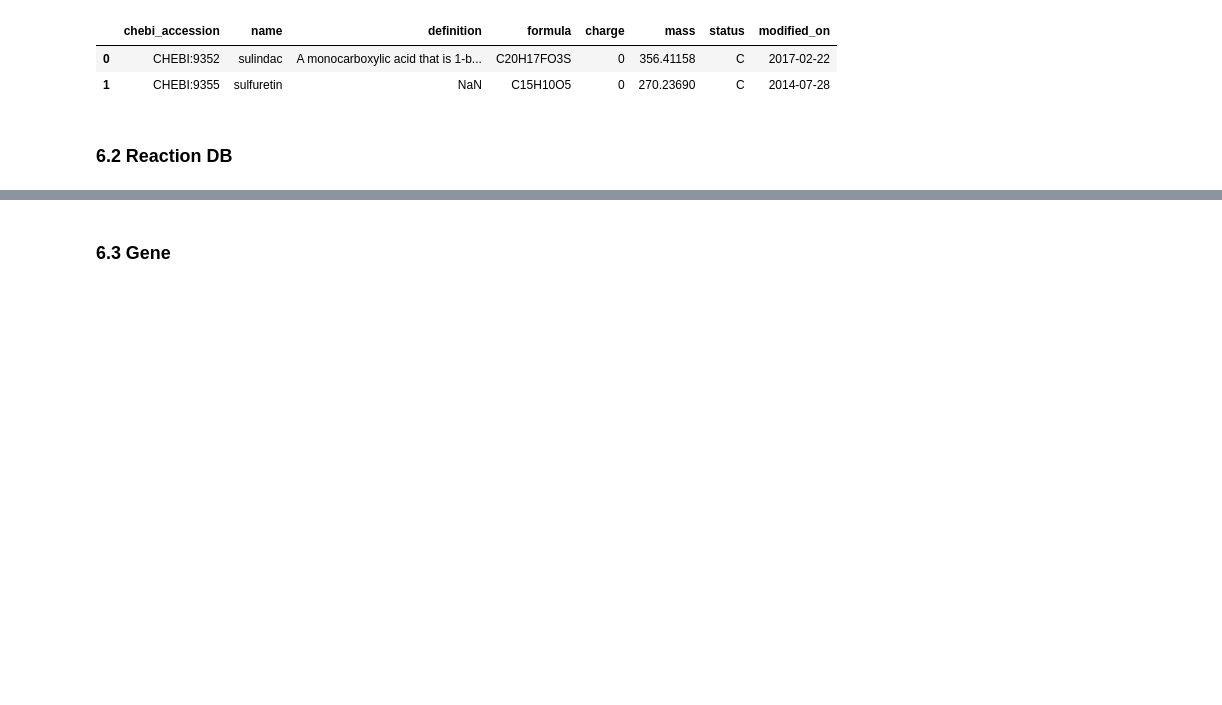
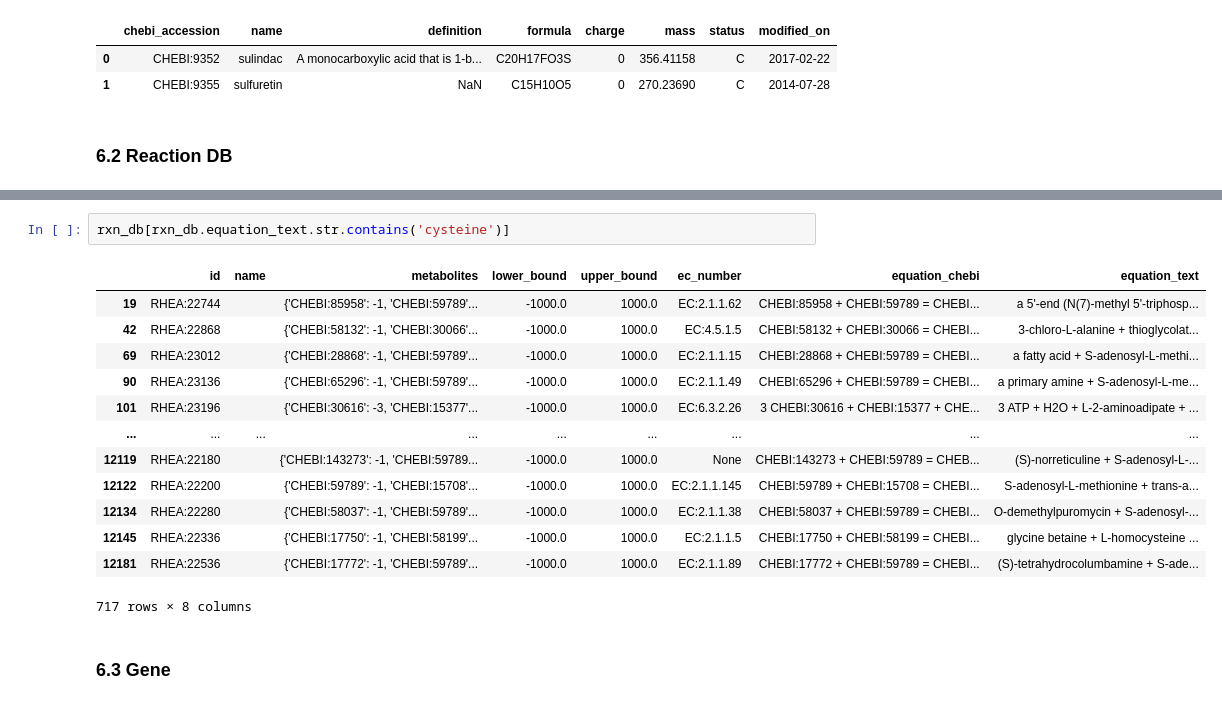
Before and after one commit to kingstdio/RXNRECer, a Jupyter notebook: case/ecoli/ecoli.ipynb, the cells around one changed output, grey strips where cells are left out. Drawn from its saved outputs; the diff is of its cells as text; blank space fills up the shorter version.

```diff
--- a/case/ecoli/ecoli.ipynb
+++ b/case/ecoli/ecoli.ipynb
@@ -243,3 +248,19 @@ rxn_db.head(10)
+# %%
+rxn_db[rxn_db.equation_text.str.contains('cysteine')]
+# %% [output]
+|  | id | name | metabolites | lower_bound | upper_bound | ec_number | equation_chebi | equation_text |
+| 19 | RHEA:22744 |  | {'CHEBI:85958': -1, 'CHEBI:59789'... | -1000.0 | 1000.0 | EC:2.1.1.62 | CHEBI:85958 + CHEBI:59789 = CHEBI... | a 5'-end (N(7)-methyl 5'-triphosp... |
+| 42 | RHEA:22868 |  | {'CHEBI:58132': -1, 'CHEBI:30066'... | -1000.0 | 1000.0 | EC:4.5.1.5 | CHEBI:58132 + CHEBI:30066 = CHEBI... | 3-chloro-L-alanine + thioglycolat... |
+| 69 | RHEA:23012 |  | {'CHEBI:28868': -1, 'CHEBI:59789'... | -1000.0 | 1000.0 | EC:2.1.1.15 | CHEBI:28868 + CHEBI:59789 = CHEBI... | a fatty acid + S-adenosyl-L-methi... |
+| 90 | RHEA:23136 |  | {'CHEBI:65296': -1, 'CHEBI:59789'... | -1000.0 | 1000.0 | EC:2.1.1.49 | CHEBI:65296 + CHEBI:59789 = CHEBI... | a primary amine + S-adenosyl-L-me... |
+| 101 | RHEA:23196 |  | {'CHEBI:30616': -3, 'CHEBI:15377'... | -1000.0 | 1000.0 | EC:6.3.2.26 | 3 CHEBI:30616 + CHEBI:15377 + CHE... | 3 ATP + H2O + L-2-aminoadipate + ... |
+| ... | ... | ... | ... | ... | ... | ... | ... | ... |
+| 12119 | RHEA:22180 |  | {'CHEBI:143273': -1, 'CHEBI:59789... | -1000.0 | 1000.0 | None | CHEBI:143273 + CHEBI:59789 = CHEB... | (S)-norreticuline + S-adenosyl-L-... |
+| 12122 | RHEA:22200 |  | {'CHEBI:59789': -1, 'CHEBI:15708'... | -1000.0 | 1000.0 | EC:2.1.1.145 | CHEBI:59789 + CHEBI:15708 = CHEBI... | S-adenosyl-L-methionine + trans-a... |
+| 12134 | RHEA:22280 |  | {'CHEBI:58037': -1, 'CHEBI:59789'... | -1000.0 | 1000.0 | EC:2.1.1.38 | CHEBI:58037 + CHEBI:59789 = CHEBI... | O-demethylpuromycin + S-adenosyl-... |
+| 12145 | RHEA:22336 |  | {'CHEBI:17750': -1, 'CHEBI:58199'... | -1000.0 | 1000.0 | EC:2.1.1.5 | CHEBI:17750 + CHEBI:58199 = CHEBI... | glycine betaine + L-homocysteine ... |
+| 12181 | RHEA:22536 |  | {'CHEBI:17772': -1, 'CHEBI:59789'... | -1000.0 | 1000.0 | EC:2.1.1.89 | CHEBI:17772 + CHEBI:59789 = CHEBI... | (S)-tetrahydrocolumbamine + S-ade... |
+717 rows × 8 columns
 # %% [markdown]
 ### 6.3 Gene
 # %%
```
Also changed, not shown: parts of 4 cells of this notebook, 4 other files.
